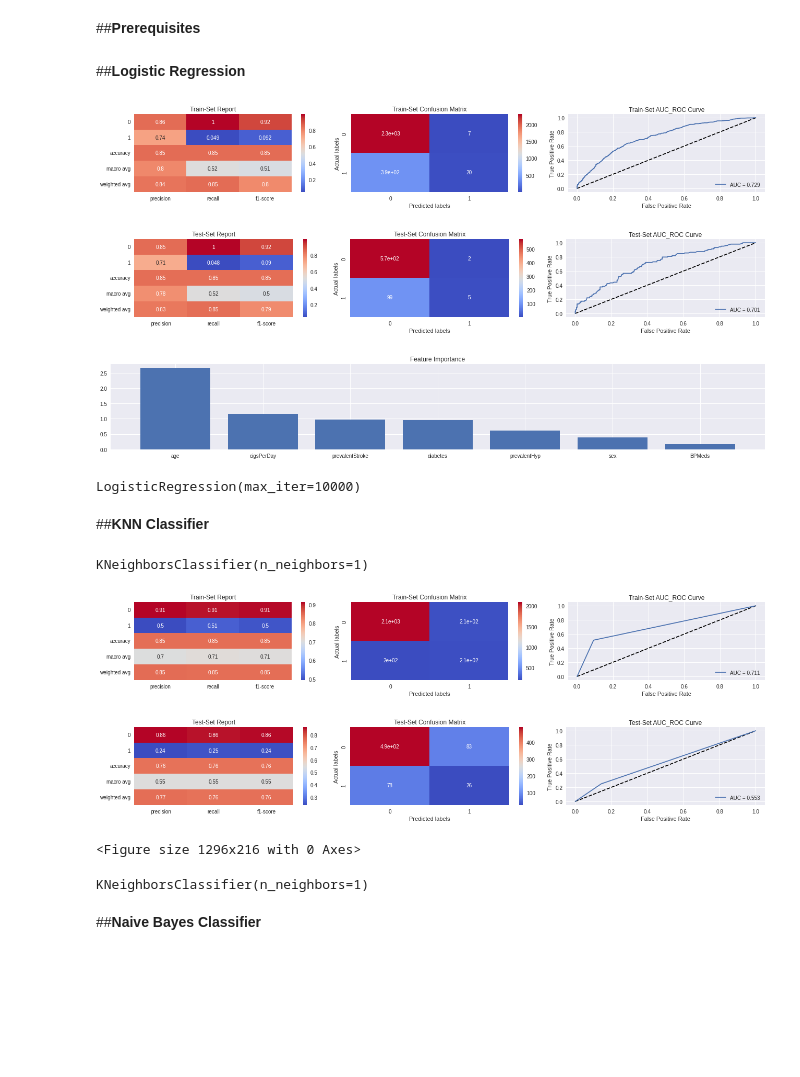
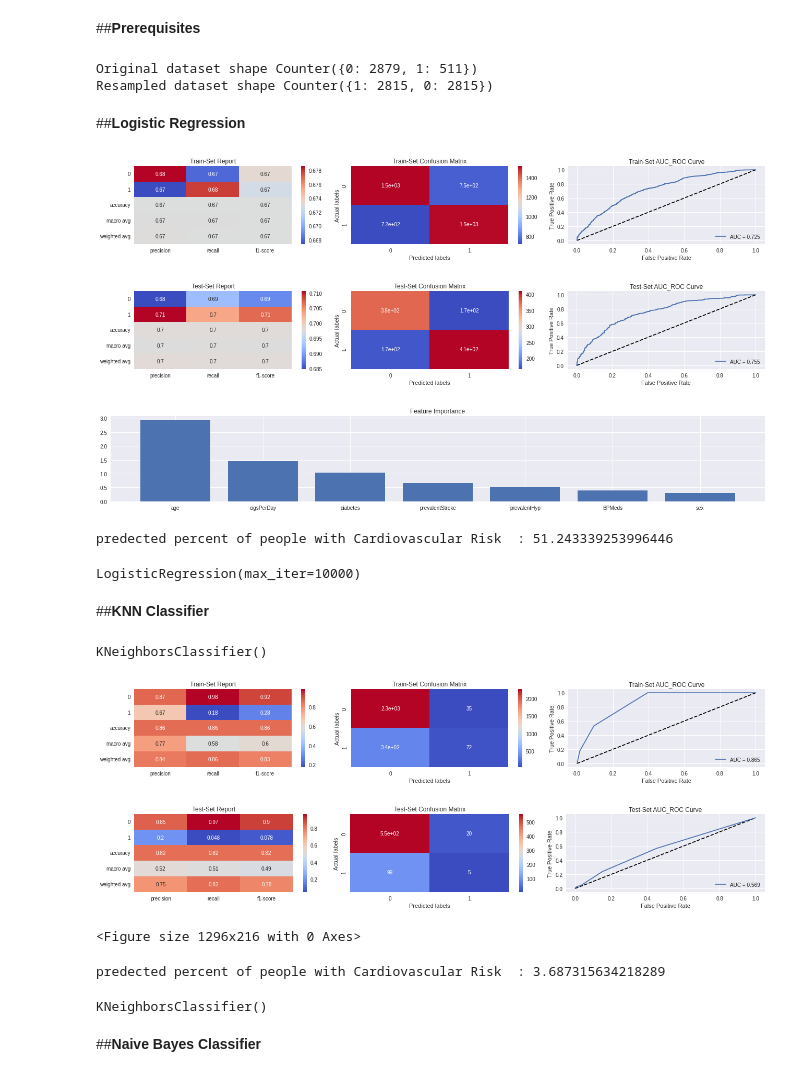
Before and after one commit to dhiru-c/Cardiovascular_Risk_Prediction_Capstone_Project, a Jupyter notebook: Cardiovascular_Risk_Prediction_Capstone_Project.ipynb, the cells around one changed output. Saved outputs shown, nothing was run; the diff lists cells and outputs as text; code cells hidden in the pictures; blank space fills up the shorter version.

```diff
--- a/Cardiovascular_Risk_Prediction_Capstone_Project.ipynb
+++ b/Cardiovascular_Risk_Prediction_Capstone_Project.ipynb
@@ -472,3 +471,20 @@ X_train, X_test, y_train, y_test = train_test_split( x,y , test_size = 0.2, rand
+# %%
+#Handling imbalance dataset
+from imblearn.combine import SMOTETomek
+
+smk = SMOTETomek(random_state=42)
+X_new,  y_new = smk.fit_resample(x, y)
+
+X_new.shape,y_new.shape
+
+from collections import Counter
+print('Original dataset shape {}'.format(Counter(y)))
+print('Resampled dataset shape {}'.format(Counter(y_new)))
+# %% [output]
+Original dataset shape Counter({0: 2879, 1: 511})
+Resampled dataset shape Counter({1: 2815, 0: 2815})
+# %%
+X_train, X_test, y_train, y_test = train_test_split(X_new,y_new , test_size = 0.2, random_state = 0)
 # %%
 # # Fitting Linear Regression lr
 # lr = LogisticRegression(fit_intercept=True, max_iter=10000)
@@ -555,33 +573,35 @@ def analyse_model(model, X_train, X_test, y_train, y_test):
 lr = LogisticRegression(fit_intercept=True, max_iter=10000)
 analyse_model(lr, X_train, X_test, y_train, y_test)
 # %% [output]
-[figure, old version]
+[figure, new version]
-[figure, old version]
+[figure, new version]
-[figure, old version]
+[figure, new version]
-LogisticRegression(max_iter=10000)
+predected percent of people with Cardiovascular Risk  : 51.243339253996446
+LogisticRegression(max_iter=10000)
 # %% [markdown]
 ##**KNN Classifier**
 # %%
 #fitting KNN model
 # Classifier
 clf = KNeighborsClassifier()
 
 # HYperparameter Grid
-grid = {'n_neighbors' : np.arange(1,9)}
+grid = {'n_neighbors' : (5,7,9)}
 
 # GridSearch to find the best parameters
 knn = GridSearchCV(clf, param_grid = grid, scoring = 'f1', cv=5)
 knn.fit(X_train, y_train)
 print(knn.best_estimator_)
 
 # Analysing the model with best set of parametes
 analyse_model(knn.best_estimator_, X_train, X_test, y_train, y_test)
 # %% [output]
-KNeighborsClassifier(n_neighbors=1)
+KNeighborsClassifier()
-[figure, old version]
+[figure, new version]
-[figure, old version]
+[figure, new version]
 <Figure size 1296x216 with 0 Axes>
-KNeighborsClassifier(n_neighbors=1)
+predected percent of people with Cardiovascular Risk  : 3.687315634218289
+KNeighborsClassifier()
 # %% [markdown]
 ##**Naive Bayes Classifier**
 # %%
```
Also changed, not shown: parts of 9 cells of this notebook.
